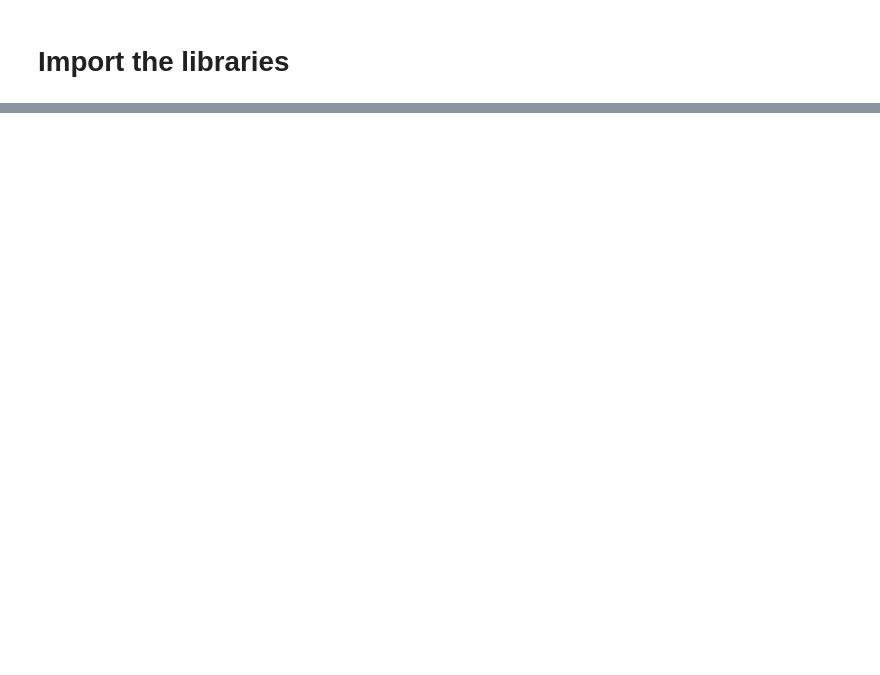
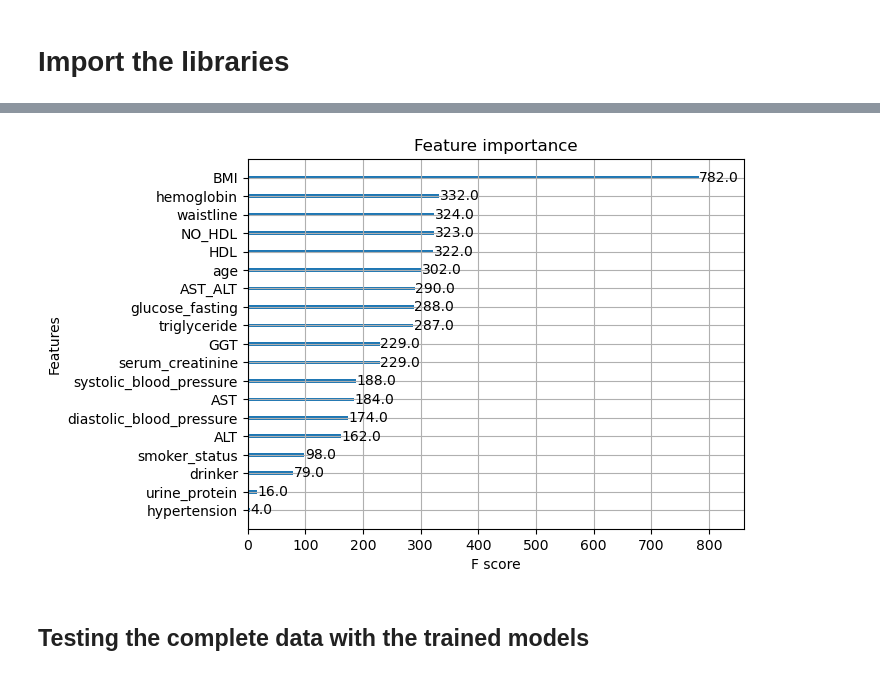
Before and after one commit to datascientist-miguel/classification_drinker, a Jupyter notebook: notebooks/0.3-classification_smoker_drinker-modeling.ipynb, the cells around one changed output, grey strips where cells are left out. Drawn from its saved outputs; the diff is of its cells as text; code cells hidden in the pictures; blank space fills up the shorter version.

```diff
--- a/notebooks/0.3-classification_smoker_drinker-modeling.ipynb
+++ b/notebooks/0.3-classification_smoker_drinker-modeling.ipynb
@@ -85,0 +111,18 @@ weighted avg       0.67      0.67      0.67      8296
+# %%
+xgb = XGBClassifier(random_state=42)
+xgb.fit(X_train, y_train)
+y_pred_xgb = xgb.predict(X_test)
+y_pred_prob_xgb = xgb.predict_proba(X_test)[:,1]
+cm = confusion_matrix(y_test, y_pred_xgb)
+TP = cm[1, 1]
+FN = cm[1, 0]
+FP = cm[0, 1]
+TN = cm[0, 0]
+
+print('Accuracy score XGB: ', accuracy_score(y_test, y_pred_xgb))
+print(f'AUC-ROC score XGB: {roc_auc_score(y_test, y_pred_prob_xgb)}')
+print('Classification report XGB: \n', classification_report(y_test, y_pred_xgb))
+print(f'True Positives (TP): {TP}')
+print(f'False Negatives (FN): {FN}')
+print(f'False Positives (FP): {FP}')
+print(f'True Negatives (TN): {TN}')
@@ -85,0 +146,7 @@ weighted avg       0.67      0.67      0.67      8296
+# %%
+plot_importance(xgb)
+plt.show()
+# %% [output]
+[figure, added]
+# %% [markdown]
+## Testing the complete data with the trained models
```
Also changed, not shown: parts of 25 cells of this notebook, 4 other files.
